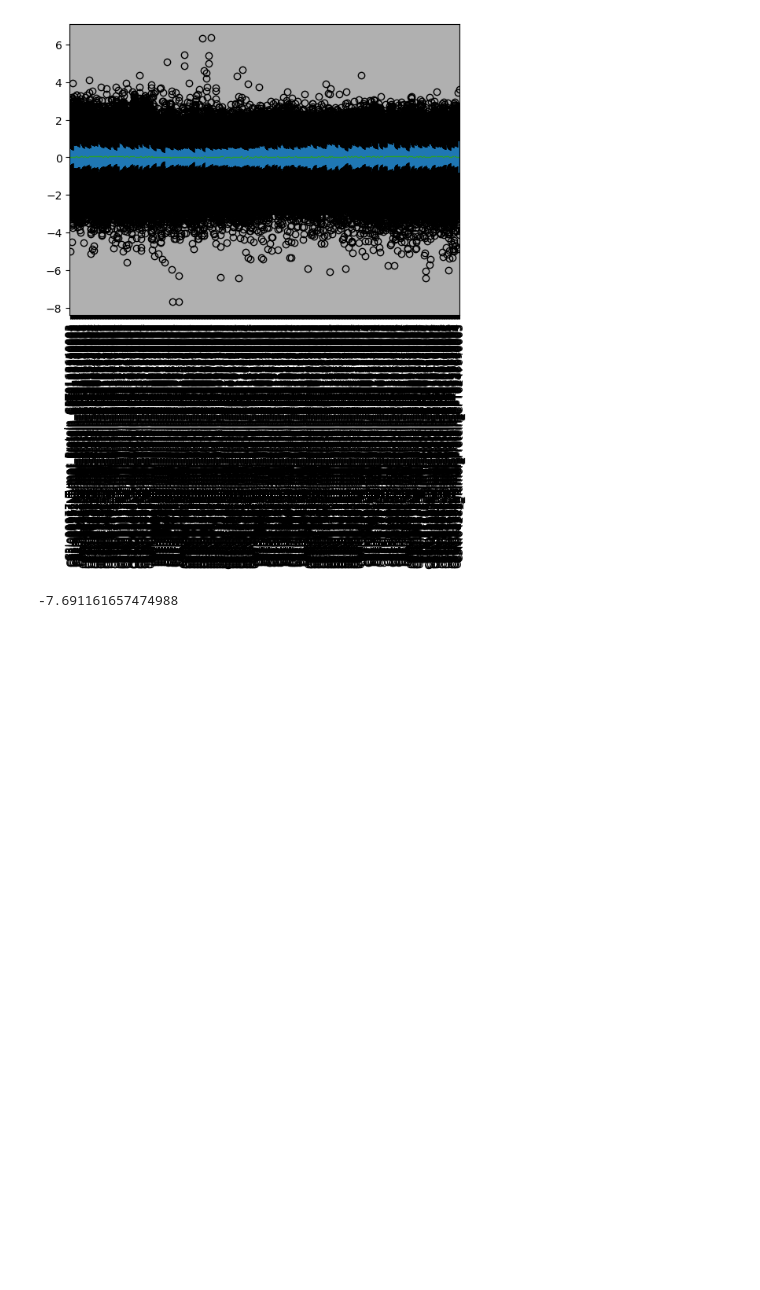
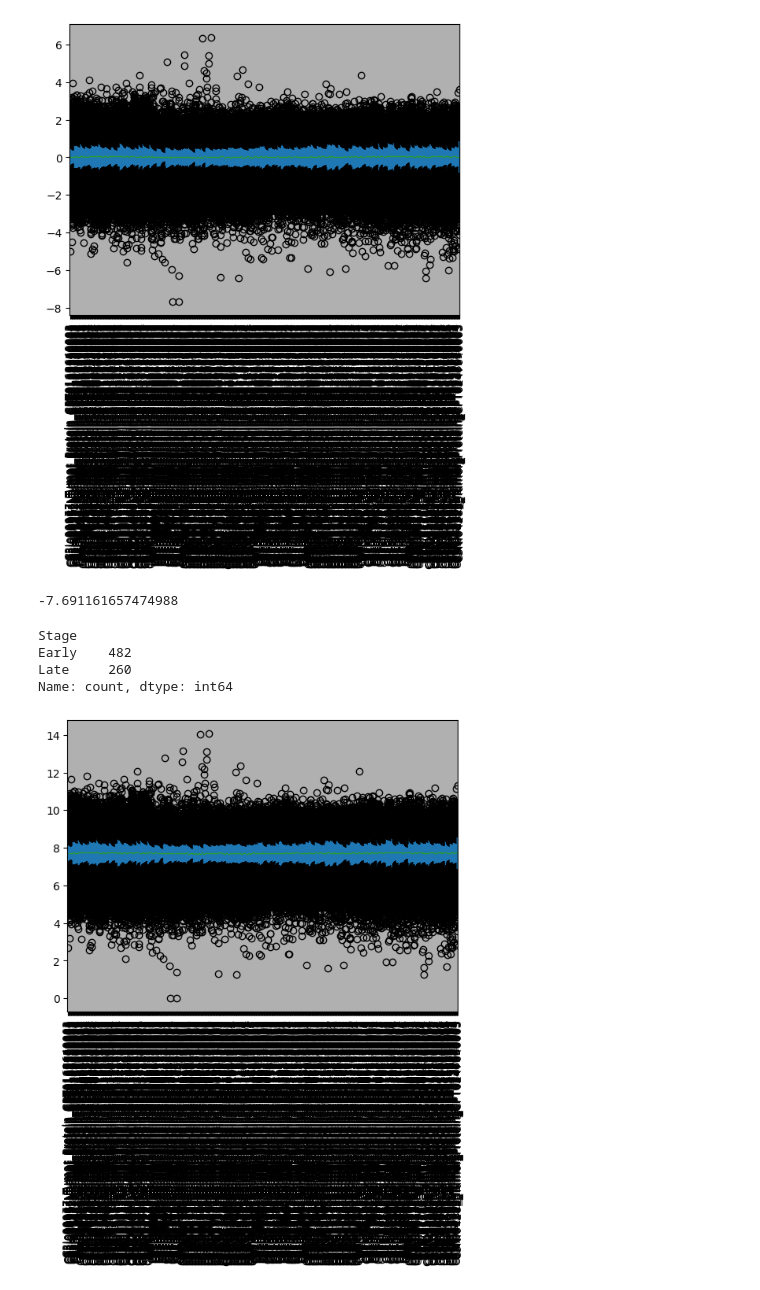
Before and after one commit to ArianeMora/public_cancer_data, a Jupyter notebook: datasets/CPTAC3/output_data/PanCan.ipynb, the cells around one changed output. Drawn from its saved outputs; the diff is of its cells as text; code cells hidden in the pictures; blank space fills up the shorter version.

```diff
--- a/datasets/CPTAC3/output_data/PanCan.ipynb
+++ b/datasets/CPTAC3/output_data/PanCan.ipynb
@@ -47,12 +47,26 @@ min_p = np.min(df.values)
 print(min_p)
 for c in df.columns:
     # 0 centering it
-    df[c] = df[c].values + min_p
+    df[c] = df[c].values + abs(min_p)
 # %% [output]
 -7.691161657474988
+# %%
+sample_df['Stage'].value_counts()
+# %% [output]
+Stage
+Early    482
+Late     260
+Name: count, dtype: int64
 # %%
 df.to_csv('PanCan/PanCan_Protein.csv')
 sample_df.to_csv('PanCan/PanCan_Protein_samples.csv', index=False)
+# %%
+
+df.boxplot()
+plt.xticks(rotation=90)
+plt.show()
+# %% [output]
+[figure, added]
 # %%
 df = pd.DataFrame()
 sample_df = pd.DataFrame()
```
